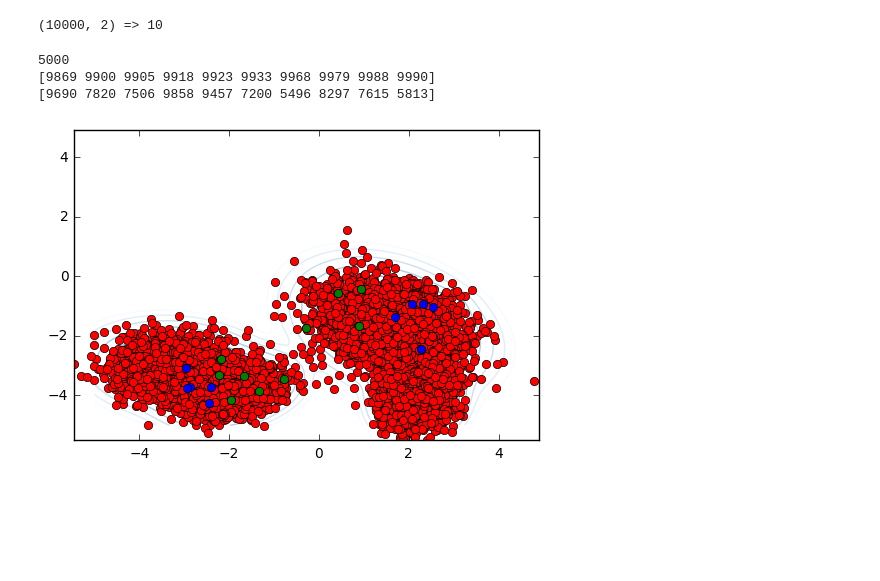
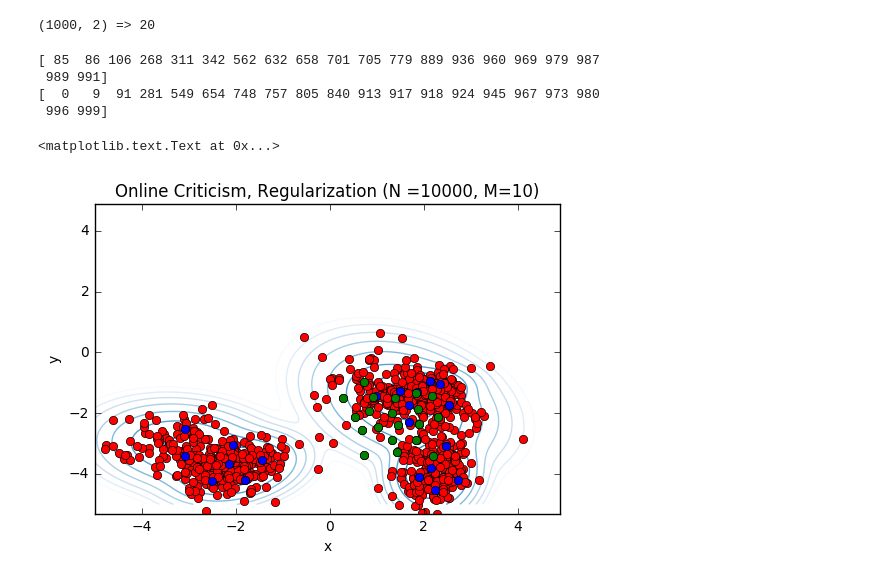
Before and after one commit to EmiliaPompe/DogsProject, a Jupyter notebook: algorithm2.ipynb, the cells around one changed output. Drawn from its saved outputs; the diff is of its cells as text; code cells hidden in the pictures; blank space fills up the shorter version.

Commit message:
include code for images

```diff
--- a/algorithm2.ipynb
+++ b/algorithm2.ipynb
@@ -65,13 +65,13 @@ class SyntheticTarget(object):
 # Change for different sampled target dist
 SEED = 666
 ex = SyntheticTarget(seed=SEED, dist_components=5)
-N = 10000
+N = 1000
 M = 10
 stream = ex.draw_sample(N)
 #stream.shape finds the dimensions of the nparray stream
 print stream.shape, "=>", M
 # %% [output]
-(10000, 2) => 10
+(1000, 2) => 20
 # %%
 from __future__ import division  #So that when we divide by integers we gegt a float. Eg so that 5/2 = 2.5 not 2.
 import numpy as np
@@ -160,7 +160,8 @@ for i in range(2*M, N):
     #print (i+1)*subsampler._full_mean_phi
     #print subsampler.total_sum_test
 
-    #prototype_indices = np.asarray([5520, 9233, 8410, 2765 ,5408, 7700 ,6251 ,3124, 3154 ,8664])
+    prototype_indices = np.asarray([0,   9,  91, 281, 549, 654, 748, 757, 805, 840, 913, 917, 918, 924, 945, 967, 973, 980,
+ 996, 999])
 
     if not is_accepted:
         olm_return = online_loss_reg_max(new_phi = phi(stream[i]), phis_for_criticisms = phis_for_criticisms,
@@ -180,14 +181,20 @@ for i in range(2*M, N):
 print criticism_indices
 print prototype_indices
 # %% [output]
-5000
-[9869 9900 9905 9918 9923 9933 9968 9979 9988 9990]
-[9690 7820 7506 9858 9457 7200 5496 8297 7615 5813]
+[ 85  86 106 268 311 342 562 632 658 701 705 779 889 936 960 969 979 987
+ 989 991]
+[  0   9  91 281 549 654 748 757 805 840 913 917 918 924 945 967 973 980
+ 996 999]
 # %%
 data = stream
 ex.plot()
 plt.plot(data[:N,0], data[:N,1], 'ro');
 plt.plot(data[prototype_indices,0], data[prototype_indices,1], 'bo');
 plt.plot(data[criticism_indices,0], data[criticism_indices,1], 'go');
+plt.xlabel('x')
+plt.ylabel('y')
+plt.title('Online Criticism, Regularization (N =10000, M=10)')
+#plt.axis([-3, 6, -6, -1])
 # %% [output]
+<matplotlib.text.Text at 0x...>
-[figure, old version]
+[figure, new version]
```
Also changed, not shown: parts of 1 cell of this notebook, 13 other files.
